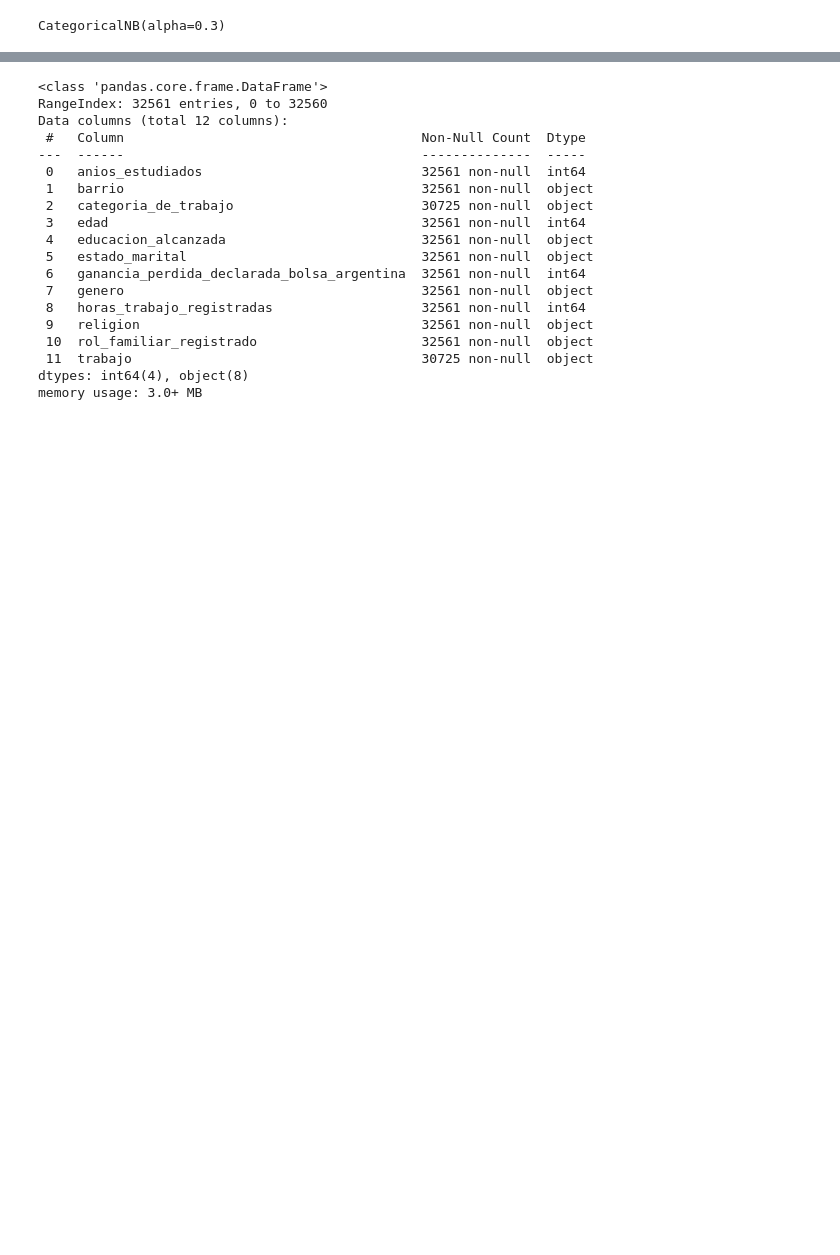
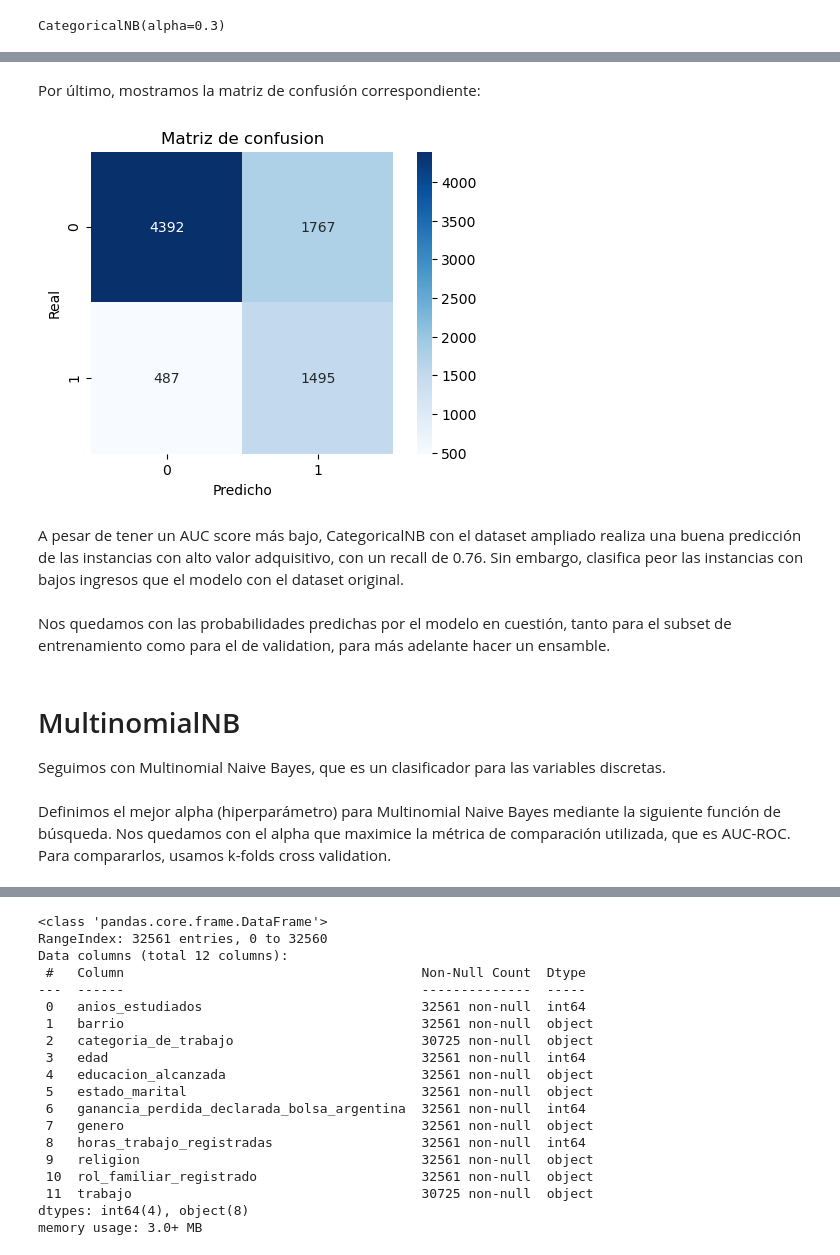
Before and after one commit to MateoCraviotto/Organizacion-de-datos-fiuba-1, a Jupyter notebook: TP2/NaiveBayes.ipynb, the cells around one changed output, grey strips where cells are left out. Drawn from its saved outputs; the diff is of its cells as text; code cells hidden in the pictures; blank space fills up the shorter version.

```diff
--- a/TP2/NaiveBayes.ipynb
+++ b/TP2/NaiveBayes.ipynb
@@ -122,0 +205,2 @@ probabilidades_x_test_categorical = categoricalNB.predict_proba(X_test)
+# %% [markdown]
+Por último, mostramos la matriz de confusión correspondiente:
@@ -122,0 +209,8 @@ probabilidades_x_test_categorical = categoricalNB.predict_proba(X_test)
+# %%
+graficar_matriz_confusion(y_exp_test, y_pred)
+# %% [output]
+[figure, added]
+# %% [markdown]
+A pesar de tener un AUC score más bajo, CategoricalNB con el dataset ampliado realiza una buena predicción de las instancias con alto valor adquisitivo, con un recall de 0.76. Sin embargo, clasifica peor las instancias con bajos ingresos que el modelo con el dataset original.
+# %% [markdown]
+Nos quedamos con las probabilidades predichas por el modelo en cuestión, tanto para el subset de entrenamiento como para el de validation, para más adelante hacer un ensamble.
@@ -123,3 +220,8 @@ probabilidades_x_test_categorical = categoricalNB.predict_proba(X_test)
+# %% [markdown]
+# MultinomialNB
+Seguimos con Multinomial Naive Bayes, que es un clasificador para las variables discretas.
+# %% [markdown]
+Definimos el mejor alpha (hiperparámetro) para Multinomial Naive Bayes mediante la siguiente función de búsqueda. Nos quedamos con el alpha que maximice la métrica de comparación utilizada, que es AUC-ROC. Para compararlos, usamos k-folds cross validation.
 # %%
 def definir_mejores_hiperparametros_multinomial(X, y):
     metrics = []
```
Also changed, not shown: parts of 194 cells of this notebook, 1 other file.
